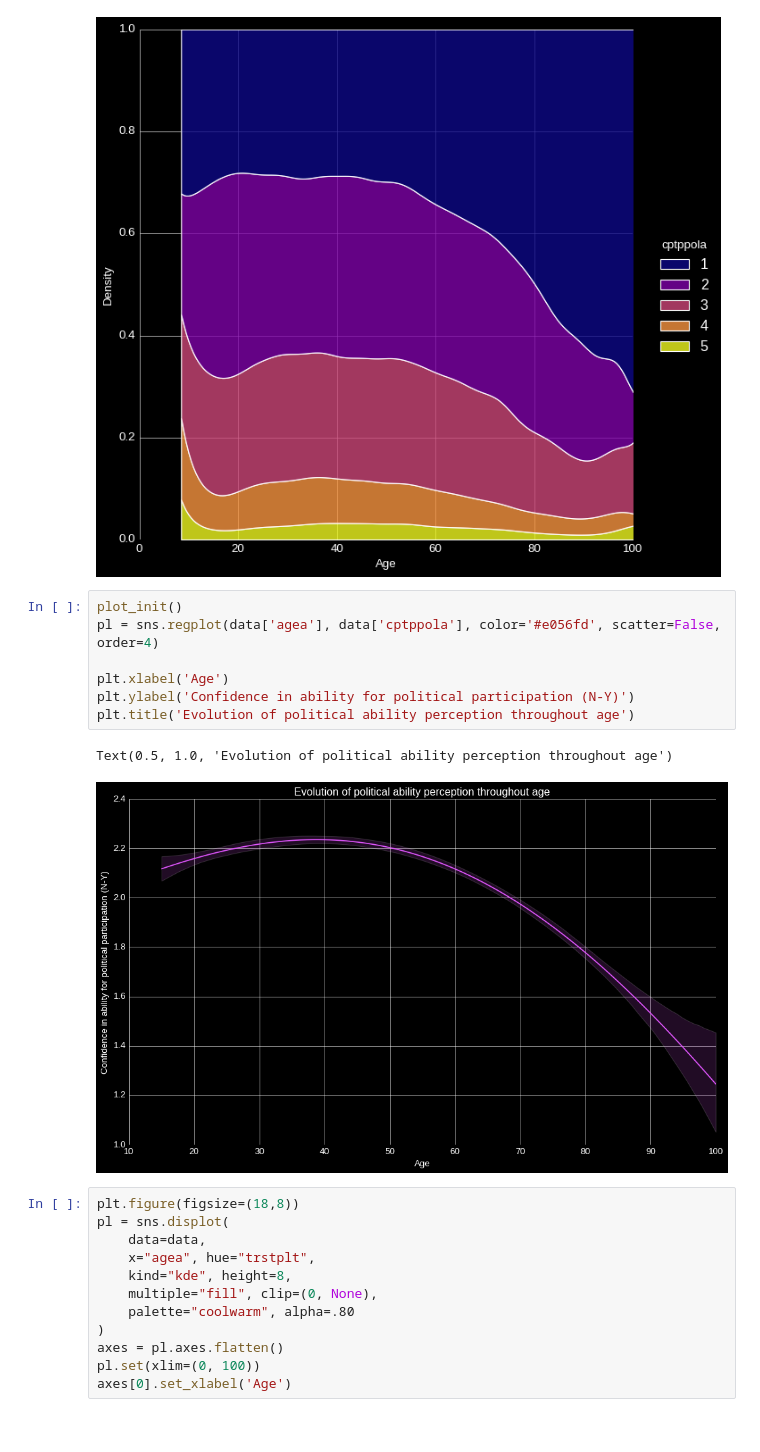
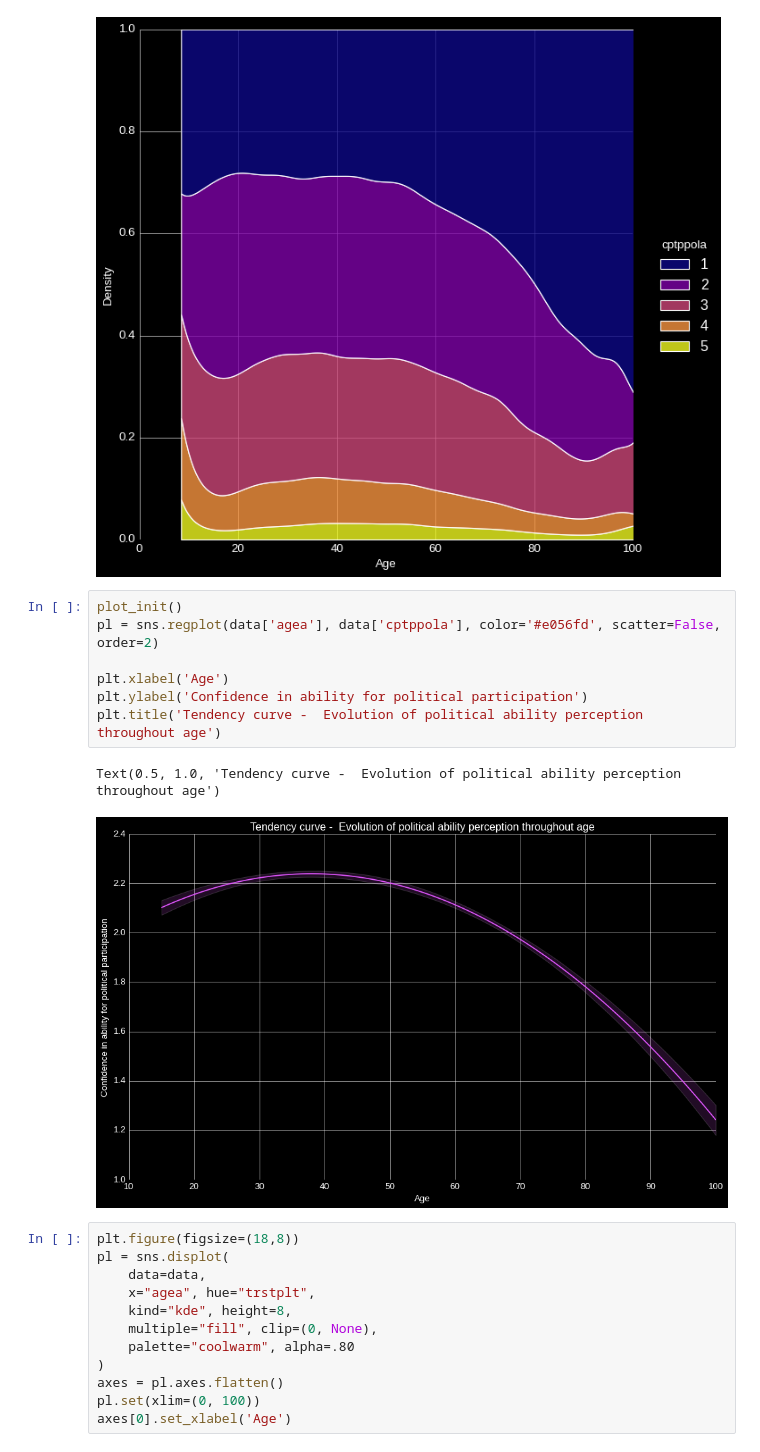
Before and after one commit to ivanachillee/social-perception, a Jupyter notebook: notebooks/Cleaning_and_EDA.ipynb, the cells around one changed output. Cells and saved outputs as stored; diff of their text form.

```diff
--- a/notebooks/Cleaning_and_EDA.ipynb
+++ b/notebooks/Cleaning_and_EDA.ipynb
@@ -715,14 +798,14 @@ Text(0.5, 8.844444444444436, 'Age')
 [figure]
 # %%
 plot_init()
-pl = sns.regplot(data['agea'], data['cptppola'], color='#e056fd', scatter=False, order=4)
+pl = sns.regplot(data['agea'], data['cptppola'], color='#e056fd', scatter=False, order=2)
 
 plt.xlabel('Age')
-plt.ylabel('Confidence in ability for political participation (N-Y)')
-plt.title('Evolution of political ability perception throughout age')
+plt.ylabel('Confidence in ability for political participation')
+plt.title('Tendency curve -  Evolution of political ability perception throughout age')
 # %% [output]
-Text(0.5, 1.0, 'Evolution of political ability perception throughout age')
+Text(0.5, 1.0, 'Tendency curve -  Evolution of political ability perception throughout age')
-[figure, old version]
+[figure, new version]
 # %%
 plt.figure(figsize=(18,8))
 pl = sns.displot(
```
Also changed, not shown: parts of 16 cells of this notebook, 2 other files.
